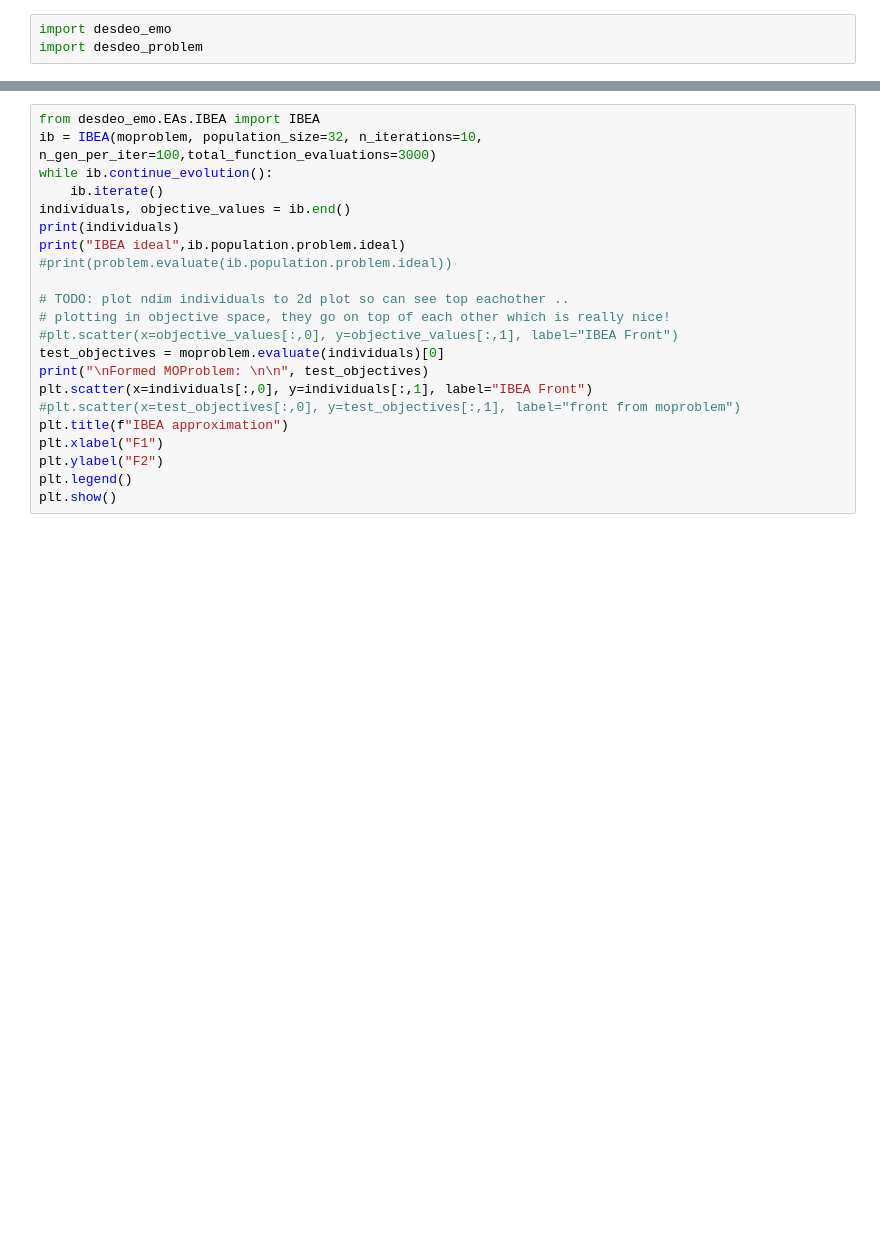
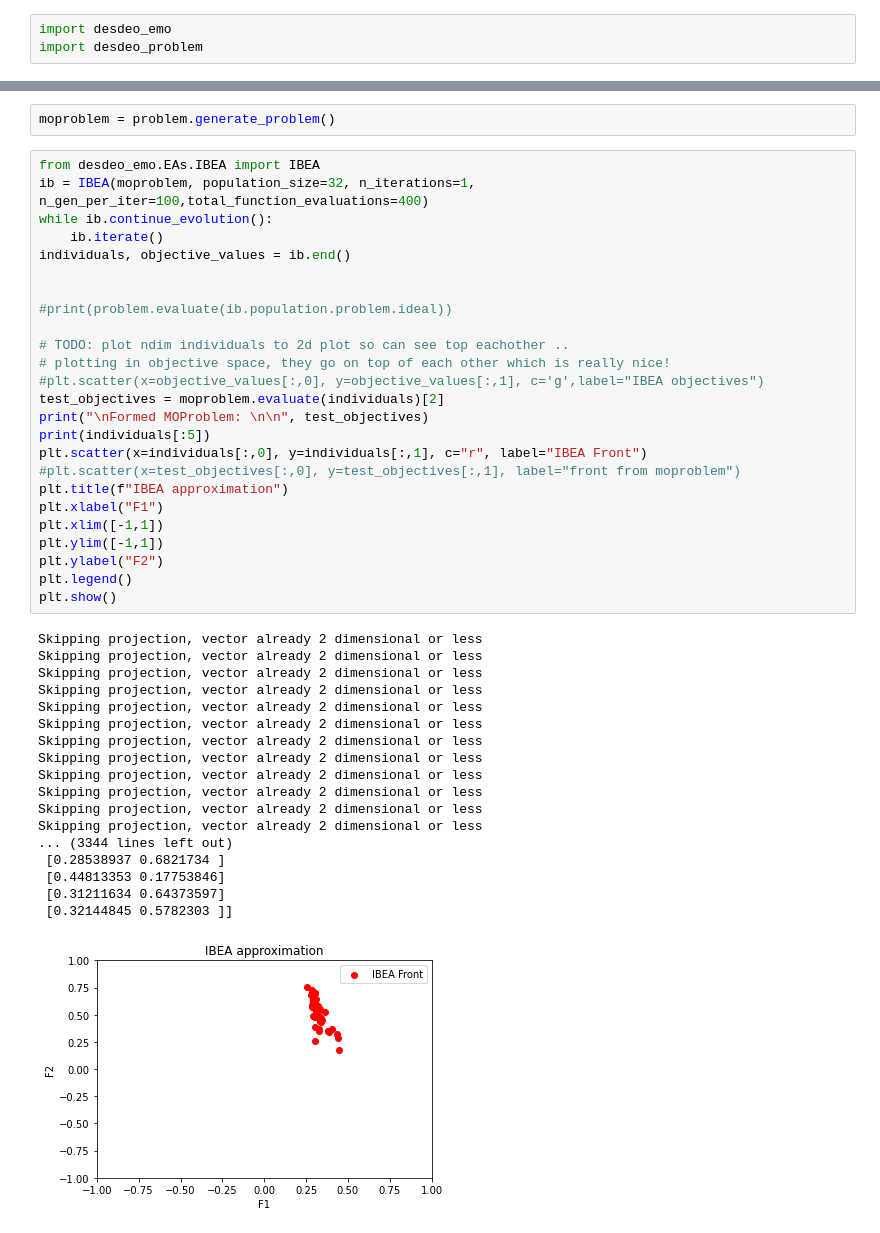
Before and after one commit to industrial-optimization-group/desdeo-problem, a Jupyter notebook: docs/notebooks/DBMOPP_tutorial.ipynb, the cells around one changed output, grey strips where cells are left out. Cells and saved outputs as stored; diff of their text form; blank space fills up the shorter version.

Commit message:
fixed some dbmopp plots not working

```diff
--- a/docs/notebooks/DBMOPP_tutorial.ipynb
+++ b/docs/notebooks/DBMOPP_tutorial.ipynb
@@ -63,22 +87,46 @@ Initializing works!
+# %%
+moproblem = problem.generate_problem()
 # %%
 from desdeo_emo.EAs.IBEA import IBEA
-ib = IBEA(moproblem, population_size=32, n_iterations=10, n_gen_per_iter=100,total_function_evaluations=3000)
+ib = IBEA(moproblem, population_size=32, n_iterations=1, n_gen_per_iter=100,total_function_evaluations=400)
 while ib.continue_evolution():
     ib.iterate()
 individuals, objective_values = ib.end()
-print(individuals)
-print("IBEA ideal",ib.population.problem.ideal)
+
+
 #print(problem.evaluate(ib.population.problem.ideal))
 
 # TODO: plot ndim individuals to 2d plot so can see top eachother ..
 # plotting in objective space, they go on top of each other which is really nice!
-#plt.scatter(x=objective_values[:,0], y=objective_values[:,1], label="IBEA Front")
-test_objectives = moproblem.evaluate(individuals)[0]
+#plt.scatter(x=objective_values[:,0], y=objective_values[:,1], c='g',label="IBEA objectives")
+test_objectives = moproblem.evaluate(individuals)[2]
 print("\nFormed MOProblem: \n\n", test_objectives)
-plt.scatter(x=individuals[:,0], y=individuals[:,1], label="IBEA Front")
+print(individuals[:5])
+plt.scatter(x=individuals[:,0], y=individuals[:,1], c="r", label="IBEA Front")
 #plt.scatter(x=test_objectives[:,0], y=test_objectives[:,1], label="front from moproblem")
 plt.title(f"IBEA approximation")
 plt.xlabel("F1")
+plt.xlim([-1,1])
+plt.ylim([-1,1])
 plt.ylabel("F2")
 plt.legend()
 plt.show()
+# %% [output]
+Skipping projection, vector already 2 dimensional or less
+Skipping projection, vector already 2 dimensional or less
+Skipping projection, vector already 2 dimensional or less
+Skipping projection, vector already 2 dimensional or less
+Skipping projection, vector already 2 dimensional or less
+Skipping projection, vector already 2 dimensional or less
+Skipping projection, vector already 2 dimensional or less
+Skipping projection, vector already 2 dimensional or less
+Skipping projection, vector already 2 dimensional or less
+Skipping projection, vector already 2 dimensional or less
+Skipping projection, vector already 2 dimensional or less
+Skipping projection, vector already 2 dimensional or less
+... (3344 lines left out)
+ [0.28538937 0.6821734 ]
+ [0.44813353 0.17753846]
+ [0.31211634 0.64373597]
+ [0.32144845 0.5782303 ]]
+[figure, added]
```
Also changed, not shown: parts of 12 cells of this notebook, 1 other file.
